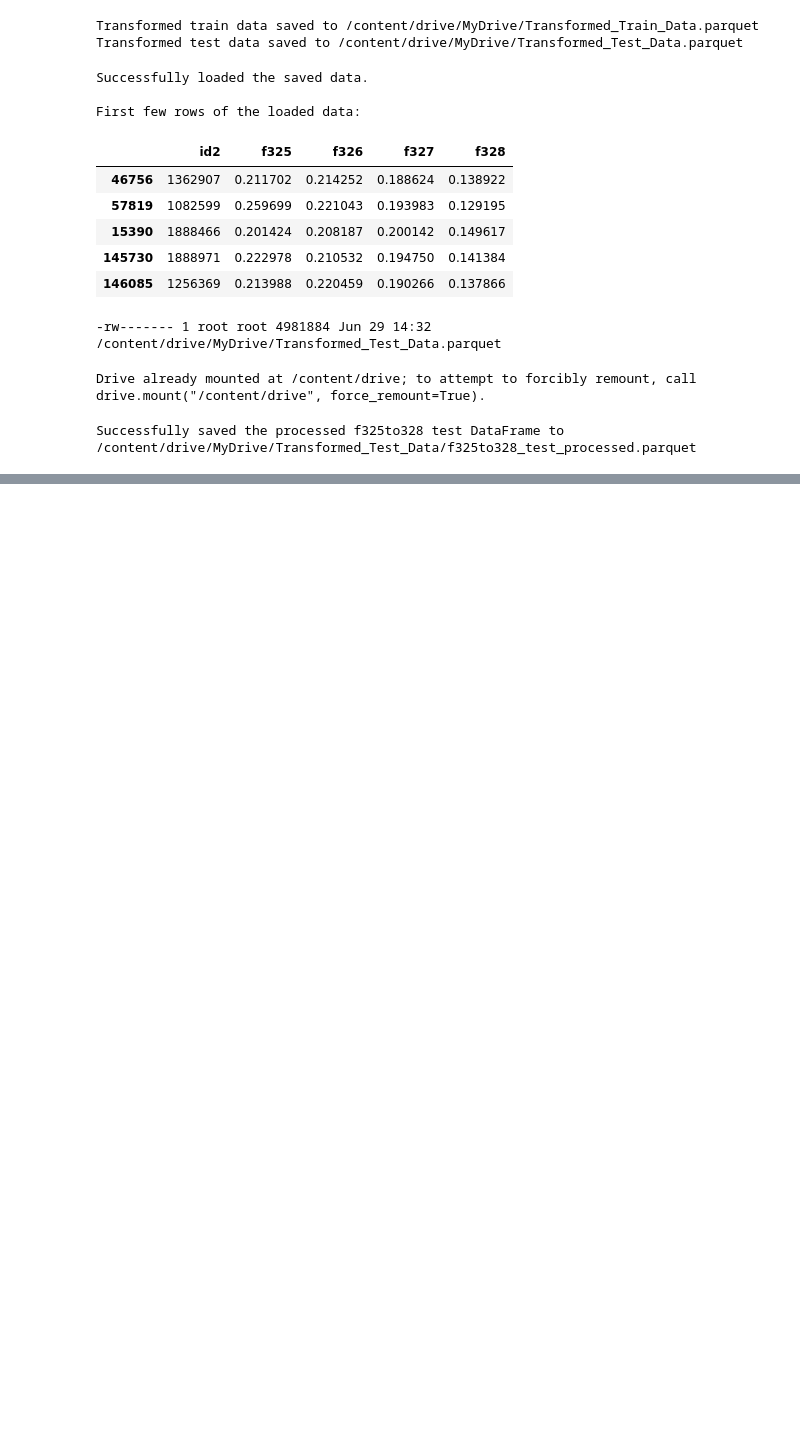
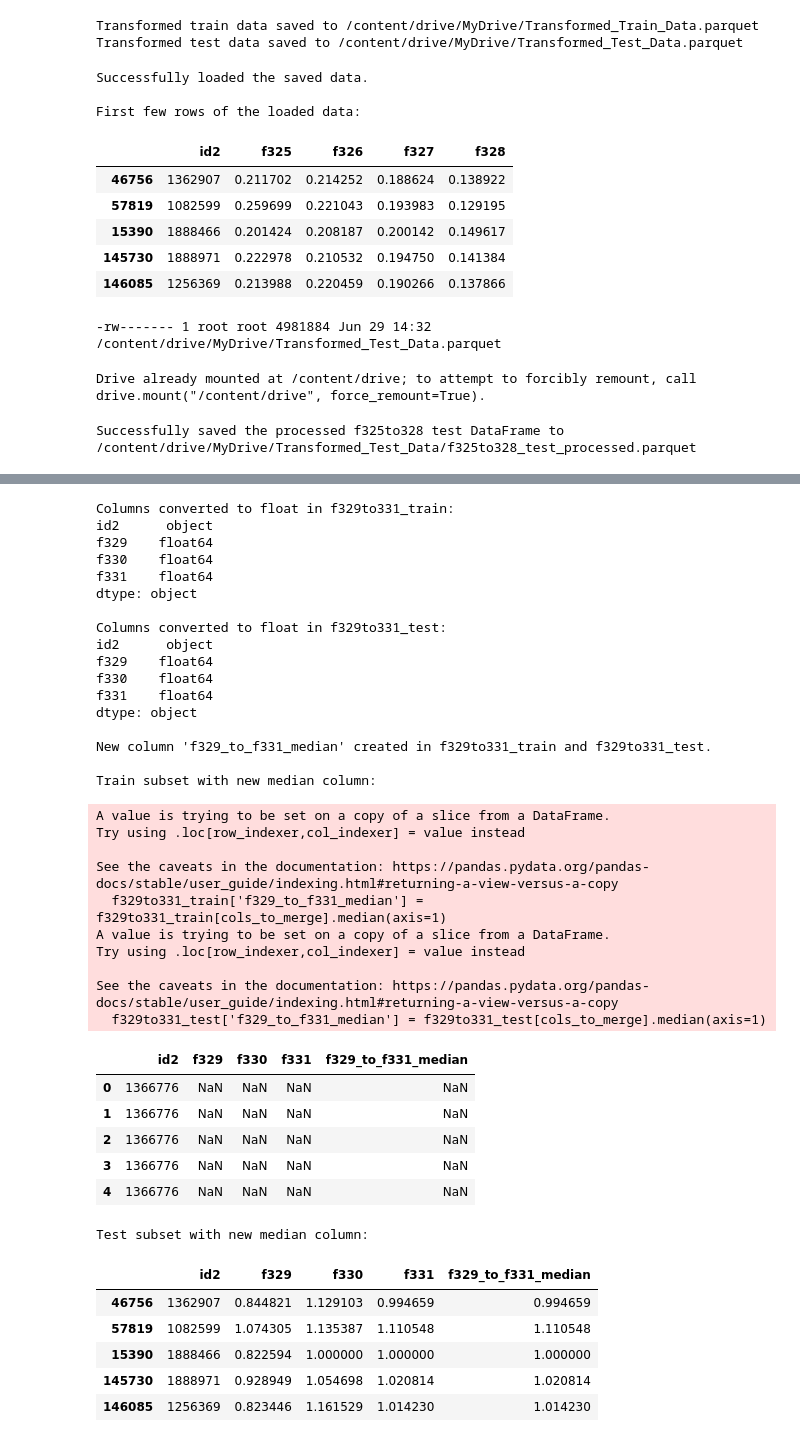
Before and after one commit to rishabh-0042/American_Express_Hackathon_25-2025, a Jupyter notebook: Feature_Engineering3.ipynb, the cells around one changed output, grey strips where cells are left out. Saved outputs shown, nothing was run; the diff lists cells and outputs as text; code cells hidden in the pictures; blank space fills up the shorter version.

```diff
--- a/Feature_Engineering3.ipynb
+++ b/Feature_Engineering3.ipynb
@@ -390,0 +741,9 @@ Successfully saved the processed f325to328 test DataFrame to /content/drive/MyDr
+# %%
+f329to331_train = train_data[['id2', 'f329', 'f330', 'f331']]
+f329to331_test = test_data[['id2', 'f329', 'f330', 'f331']]
+
+print("Train subset created successfully.")
+display(f329to331_train.head())
+
+print("\nTest subset created successfully.")
+display(f329to331_test.head())
@@ -390,0 +765,29 @@ Successfully saved the processed f325to328 test DataFrame to /content/drive/MyDr
+# %%
+import pandas as pd
+import numpy as np
+
+# Convert columns to numeric
+for col in ['f329', 'f330', 'f331']:
+    f329to331_train[col] = pd.to_numeric(f329to331_train[col], errors='coerce')
+    f329to331_test[col] = pd.to_numeric(f329to331_test[col], errors='coerce')
+
+print("Columns converted to float in f329to331_train:")
+print(f329to331_train.dtypes)
+
+print("\nColumns converted to float in f329to331_test:")
+print(f329to331_test.dtypes)
+
+# Calculate the row-wise median and create a new column
+cols_to_merge = ['f329', 'f330', 'f331']
+f329to331_train['f329_to_f331_median'] = f329to331_train[cols_to_merge].median(axis=1)
+f329to331_test['f329_to_f331_median'] = f329to331_test[cols_to_merge].median(axis=1)
+
+print("\nNew column 'f329_to_f331_median' created in f329to331_train and f329to331_test.")
+
+# Display the first few rows with the new column
+print("\nTrain subset with new median column:")
+display(f329to331_train.head())
+
+print("\nTest subset with new median column:")
+display(f329to331_test.head())
+# %% [output]
@@ -390,0 +804,40 @@ Successfully saved the processed f325to328 test DataFrame to /content/drive/MyDr
+Columns converted to float in f329to331_train:
+id2      object
+f329    float64
+f330    float64
+f331    float64
+dtype: object
+
+Columns converted to float in f329to331_test:
+id2      object
+f329    float64
+f330    float64
+f331    float64
+dtype: object
+
+New column 'f329_to_f331_median' created in f329to331_train and f329to331_test.
+
+Train subset with new median column:
+A value is trying to be set on a copy of a slice from a DataFrame.
+Try using .loc[row_indexer,col_indexer] = value instead
+
+See the caveats in the documentation: https://pandas.pydata.org/pandas-docs/stable/user_guide/indexing.html#returning-a-view-versus-a-copy
+  f329to331_train['f329_to_f331_median'] = f329to331_train[cols_to_merge].median(axis=1)
+A value is trying to be set on a copy of a slice from a DataFrame.
+Try using .loc[row_indexer,col_indexer] = value instead
+
+See the caveats in the documentation: https://pandas.pydata.org/pandas-docs/stable/user_guide/indexing.html#returning-a-view-versus-a-copy
+  f329to331_test['f329_to_f331_median'] = f329to331_test[cols_to_merge].median(axis=1)
+|  | id2 | f329 | f330 | f331 | f329_to_f331_median |
+| 0 | 1366776 | NaN | NaN | NaN | NaN |
+| 1 | 1366776 | NaN | NaN | NaN | NaN |
+| 2 | 1366776 | NaN | NaN | NaN | NaN |
+| 3 | 1366776 | NaN | NaN | NaN | NaN |
+| 4 | 1366776 | NaN | NaN | NaN | NaN |
+Test subset with new median column:
+|  | id2 | f329 | f330 | f331 | f329_to_f331_median |
+| 46756 | 1362907 | 0.844821 | 1.129103 | 0.994659 | 0.994659 |
+| 57819 | 1082599 | 1.074305 | 1.135387 | 1.110548 | 1.110548 |
+| 15390 | 1888466 | 0.822594 | 1.000000 | 1.000000 | 1.000000 |
+| 145730 | 1888971 | 0.928949 | 1.054698 | 1.020814 | 1.020814 |
+| 146085 | 1256369 | 0.823446 | 1.161529 | 1.014230 | 1.014230 |
```
Also changed, not shown: parts of 22 cells of this notebook.
